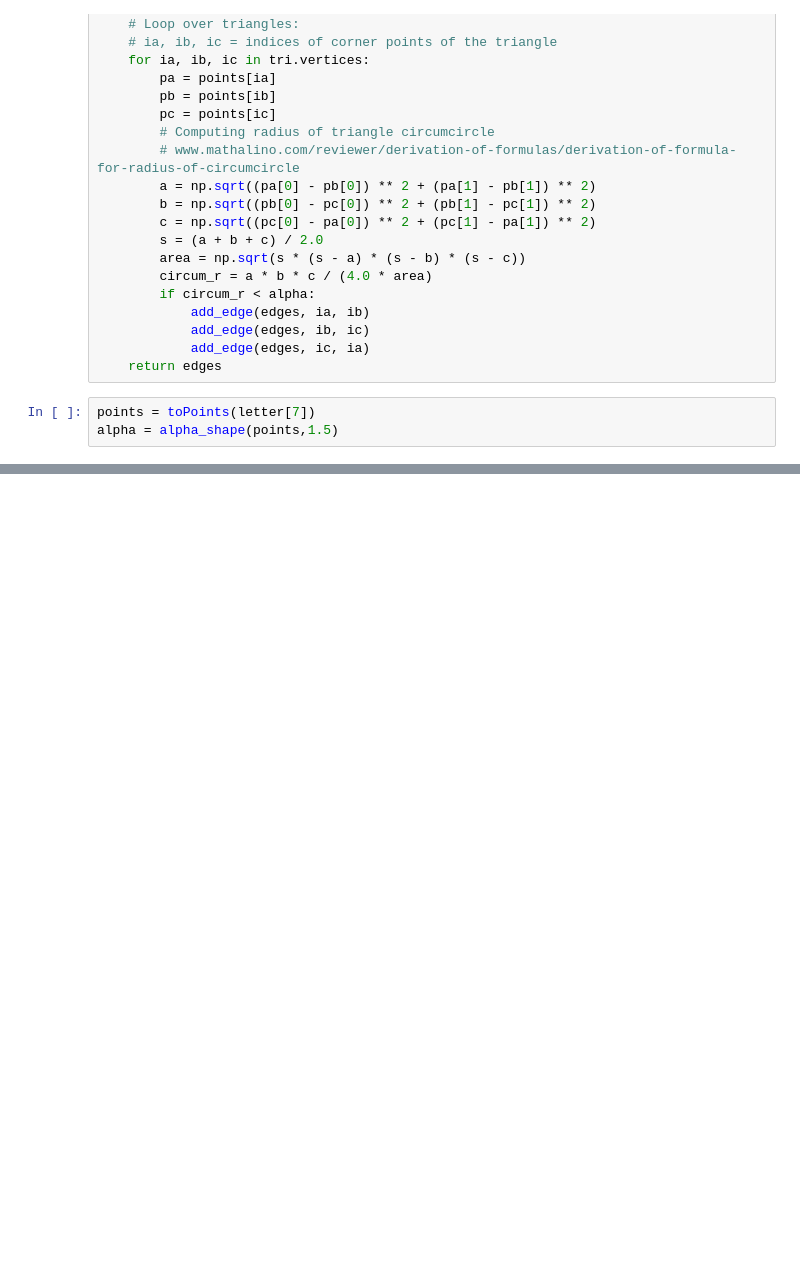
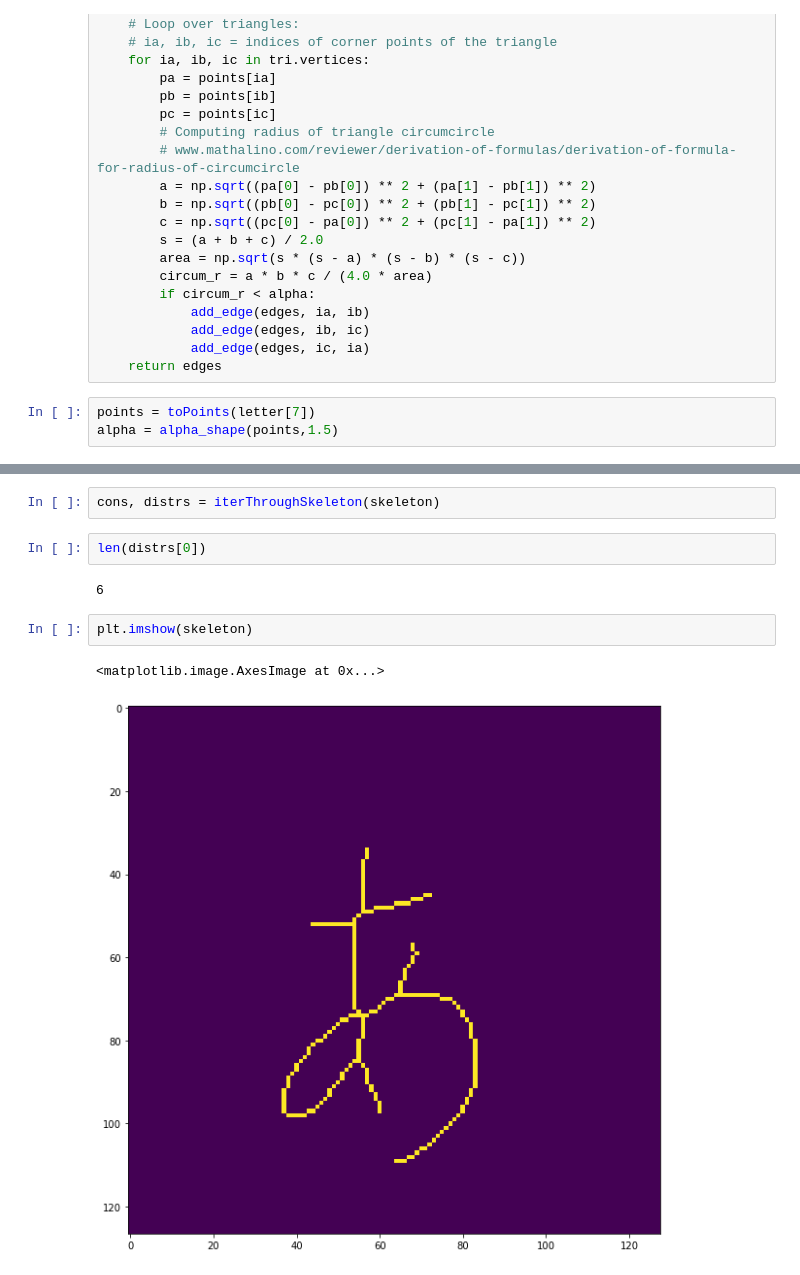
Before and after one commit to hexagramg/hiraclust, a Jupyter notebook: clustering/Medial Approximation.ipynb, the cells around one changed output, grey strips where cells are left out. Cells and saved outputs as stored; diff of their text form; blank space fills up the shorter version.

```diff
--- a/clustering/Medial Approximation.ipynb
+++ b/clustering/Medial Approximation.ipynb
@@ -229,0 +292,11 @@ plt.show()
+# %%
+cons, distrs = iterThroughSkeleton(skeleton)
+# %%
+len(distrs[0])
+# %% [output]
+6
+# %%
+plt.imshow(skeleton)
+# %% [output]
+<matplotlib.image.AxesImage at 0x...>
+[figure, added]
```
Also changed, not shown: parts of 8 cells of this notebook.
